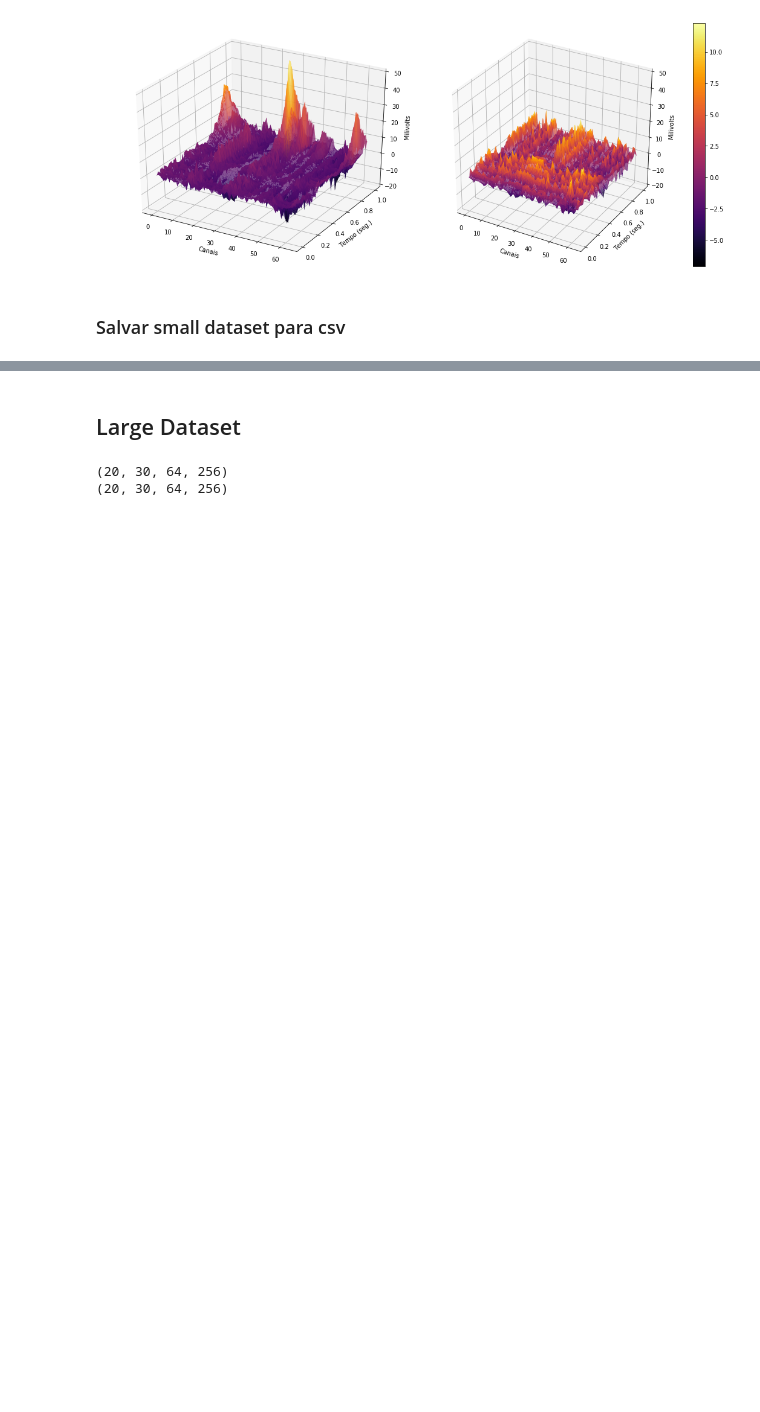
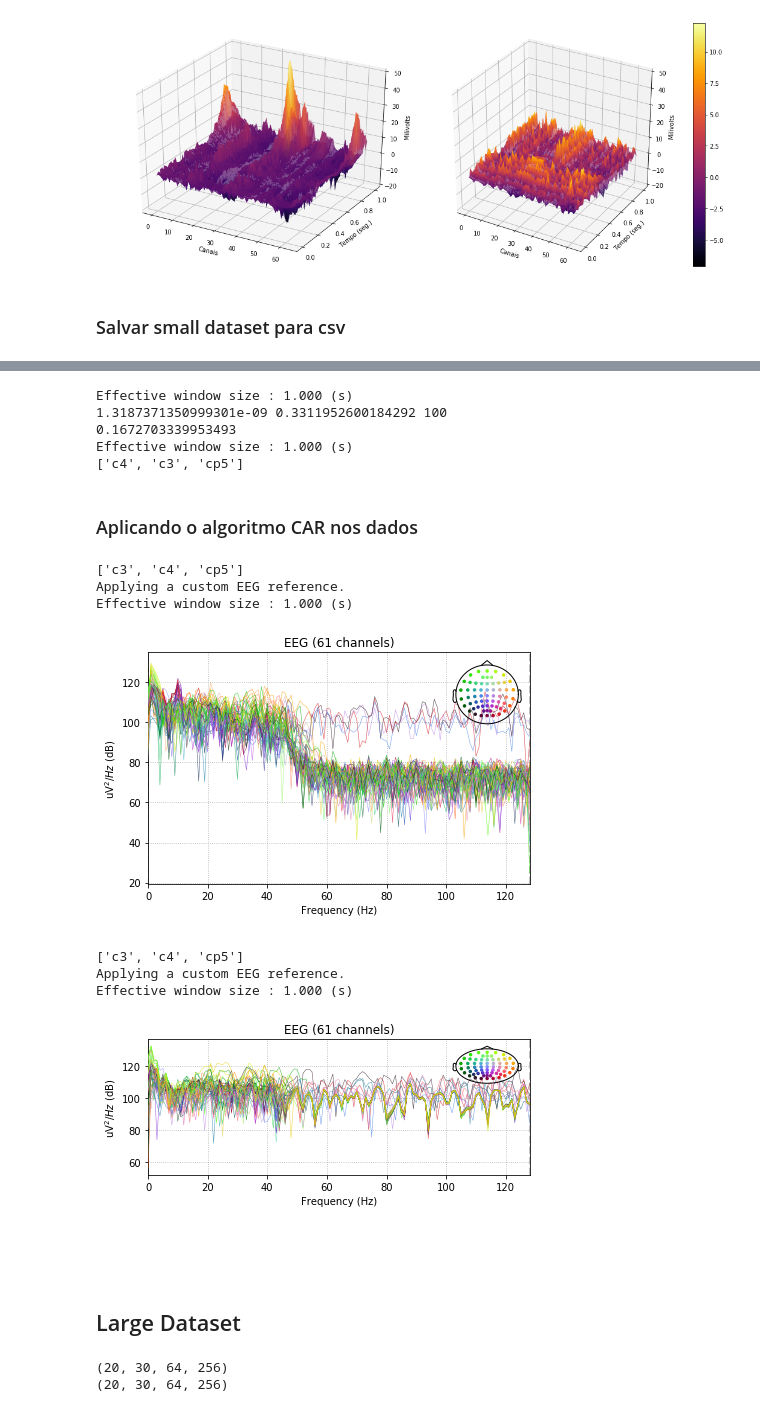
Before and after one commit to igornfaustino/processamento_sinais_biologicos, a Jupyter notebook: projeto1/Projeto1.ipynb, the cells around one changed output, grey strips where cells are left out. Saved outputs shown, nothing was run; the diff lists cells and outputs as text; code cells hidden in the pictures; blank space fills up the shorter version.

```diff
--- a/projeto1/Projeto1.ipynb
+++ b/projeto1/Projeto1.ipynb
@@ -309,3 +396,67 @@ if not os.path.exists('dataset/small_csv/'):
+# %%
+psds, freqs = psd_welch(raw_crontrol)
+# print(min(psd))
+psd_flat = psds[:,int(len(psds[0])/2):].reshape((3965,))
+min_psd = min(psd_flat)
+max_psd = max(psd_flat)
+n = 100;
+
+print(min_psd, max_psd, n)
+# print(max_psd)
+media = np.linspace(min_psd, max_psd, n)[int(n/2)]
+print(media)
+# print(min_psd)
+
+control_eletrodes = []
+alcoholic_eletrodes = []
+
+for idx, channel in enumerate(psds):
+    if (max(channel[int(len(channel)/2):]) > media):
+        control_eletrodes.append(raw_crontrol.ch_names[idx])
+
+psds, freqs = psd_welch(raw_alcoholic)
+
+for idx, channel in enumerate(psds):
+    if (max(channel[int(len(channel)/2):]) > media):
+        alcoholic_eletrodes.append(raw_alcoholic.ch_names[idx])
+
+channels = list(set(alcoholic_eletrodes) - set(control_eletrodes))
+print(channels)
+# %% [output]
+Effective window size : 1.000 (s)
+1.3187371350999301e-09 0.3311952600184292 100
+0.1672703339953493
+Effective window size : 1.000 (s)
+['c4', 'c3', 'cp5']
+# %% [markdown]
+### Aplicando o algoritmo CAR nos dados
+# %%
+chs_P = [c for c in raw_crontrol.ch_names if (c in channels)]
+print(chs_P)
+
+inst, data = car(raw_crontrol, ref_channels=chs_P)
+
+inst.plot_psd()
+print()
+
+
+
+chs_P = [c for c in raw_crontrol.ch_names if (c in channels)]
+print(chs_P)
+
+inst, data = car(raw_alcoholic, ref_channels=chs_P)
+
+inst.plot_psd()
+print()
+# %% [output]
+['c3', 'c4', 'cp5']
+Applying a custom EEG reference.
+Effective window size : 1.000 (s)
+[figure, added]
+['c3', 'c4', 'cp5']
+Applying a custom EEG reference.
+Effective window size : 1.000 (s)
+[figure, added]
 # %% [markdown]
 ## Large Dataset
 # %%
```
Also changed, not shown: parts of 12 cells of this notebook, 2 other files.
